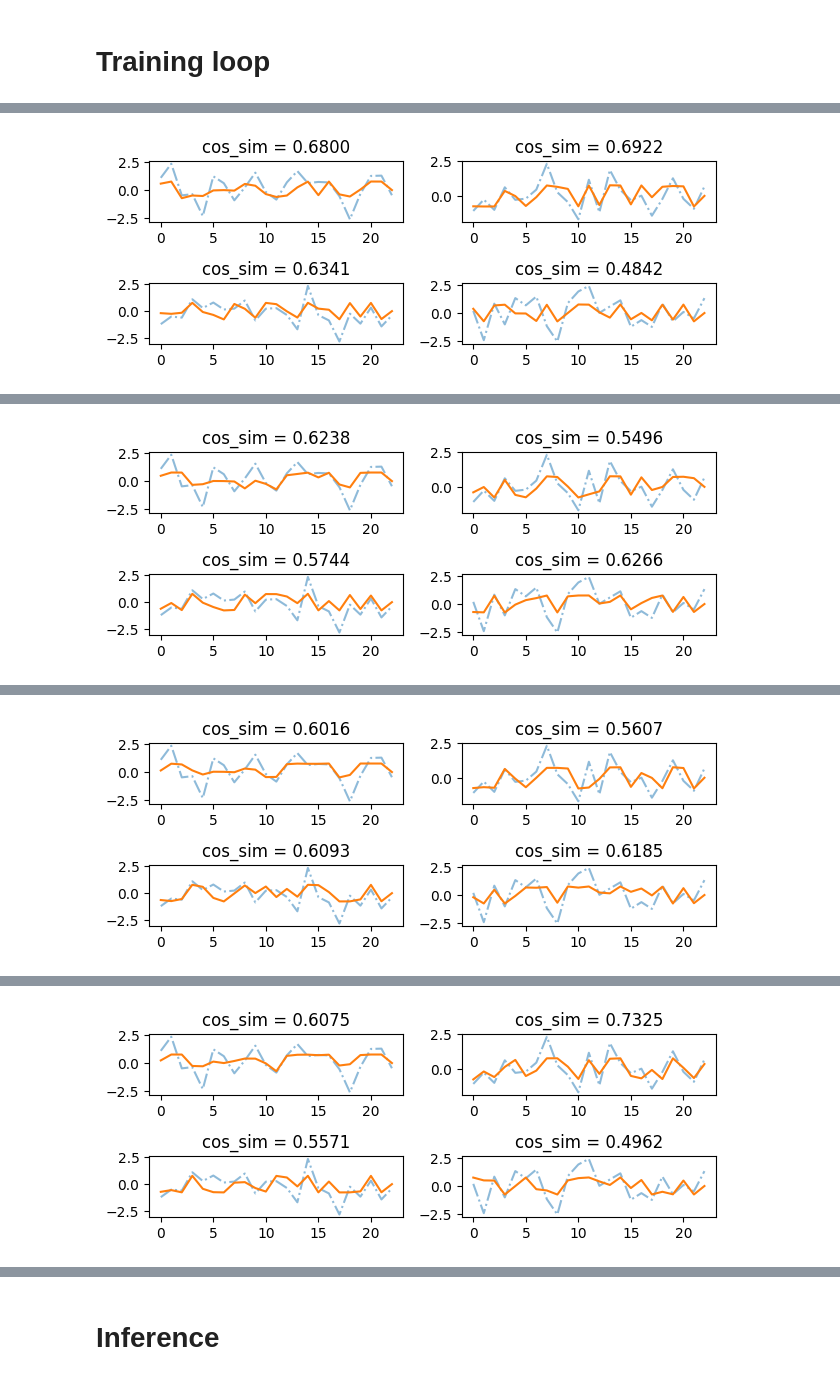
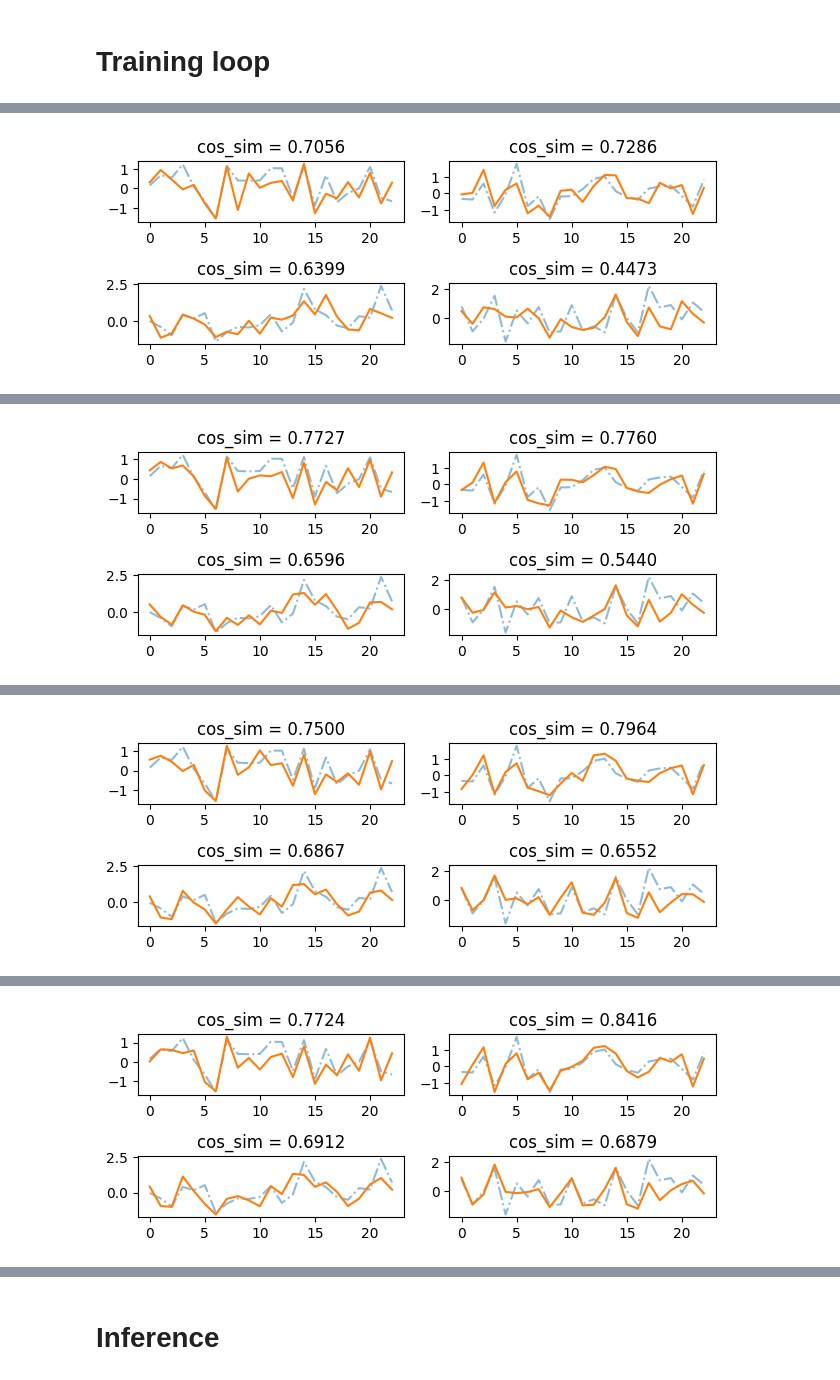
Before and after one commit to thatgeeman/ts_vae-lstm, a Jupyter notebook: nbs/02_lstm.ipynb, the cells around one changed output, grey strips where cells are left out. Saved outputs shown, nothing was run; the diff lists cells and outputs as text; code cells hidden in the pictures.

Commit message:
lstm: model convergence

```diff
--- a/nbs/02_lstm.ipynb
+++ b/nbs/02_lstm.ipynb
@@ -52,6 +52,7 @@ load_dotenv()
 
 BASEDIR = os.getenv("BASEDIR")
 MODELDIR = os.getenv("MODELDIR")
+VAE_MODEL = os.getenv("VAE_MODEL")
 # %%
 data = np.load(f"{BASEDIR}/sample_data/nyc_taxi.npz")
 df = pd.DataFrame(data["training"], index=data["t_train"], columns=["value"])
@@ -87,4 +75,5 @@ idx_anomaly_test
 # %% [markdown]
 Take `k` embeddings and predict the next `k` embeddings.
 # %%
-vae_model = torch.load(f"{MODELDIR}/vae_100_z24.pth", map_location="cpu")
+vae_model = torch.load(VAE_MODEL, map_location="cpu")
+VAE_MODEL
@@ -526,15 +525,25 @@ from fastcore.xtras import partial
 # %%
 batch_size = 4
 num_epochs = 100
-learning_rate = 6e-3
+learning_rate = 1e-3
 
 latent_dim = 24
 input_size = latent_dim - 1
 output_size = input_size
 hidden_size = 64  # int(latent_dim * 3)
+num_layers = (1, 1, 1)
+dropout_p = 0.45
 
-activation = F.gelu
+activation = F.silu
 criterion = embedding_loss
+maximize = False  # true for cosine_similarity
+"""
+# also works for best score
+lambda a, b: nn.CosineSimilarity()(
+    a, b
+).mean()
+"""
+# nn.HuberLoss(delta=0.1)
 scorer = embedding_metric
 metric_name = "cos_sim"
 
@@ -577,6 +586,8 @@ model = LSTMModel(
     output_size=output_size,
     hidden_size=hidden_size,
     activation=activation,
+    num_layers=num_layers,
+    dropout_p=dropout_p,
 ).to(device)
 
 
@@ -584,6 +595,7 @@ optimizer = torch.optim.Adam(
     model.parameters(),
     lr=learning_rate,
     weight_decay=1e-6,
+    maximize=maximize,  # for cosine similarity as loss
 )
 
 # Training loop
@@ -715 +727 @@ Epoch [19/100], Batch [22/22], Loss: [0.596, 0.710], Score: [0.604, 0.552]
-[figure, old version]
+[figure, new version]
@@ -733 +748 @@ Epoch [39/100], Batch [22/22], Loss: [0.538, 0.684], Score: [0.694, 0.591]
-[figure, old version]
+[figure, new version]
@@ -754 +769 @@ Epoch [59/100], Batch [22/22], Loss: [0.507, 0.666], Score: [0.735, 0.623]
-[figure, old version]
+[figure, new version]
@@ -775 +790 @@ Epoch [79/100], Batch [22/22], Loss: [0.482, 0.682], Score: [0.763, 0.605]
-[figure, old version]
+[figure, new version]
```
Also changed, not shown: parts of 24 cells of this notebook, 2 other files.
